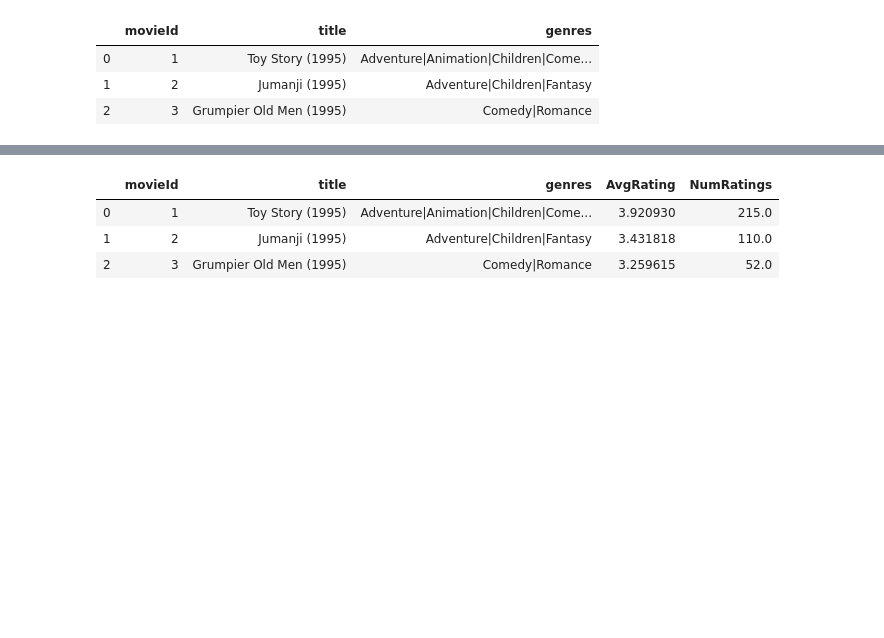
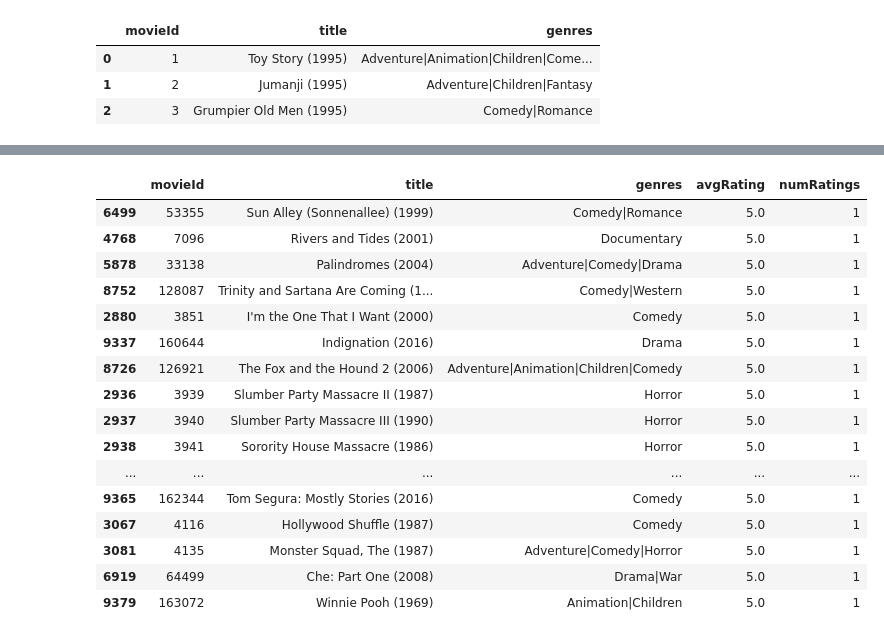
Before and after one commit to ch00226855/CMP464-Fall2019, a Jupyter notebook: Week5_DataFrame_Part2_Ex.ipynb, the cells around one changed output, grey strips where cells are left out. Saved outputs shown, nothing was run; the diff lists cells and outputs as text; code cells hidden in the pictures; blank space fills up the shorter version.

```diff
--- a/Week5_DataFrame_Part2_Ex.ipynb
+++ b/Week5_DataFrame_Part2_Ex.ipynb
@@ -436,0 +476,13 @@ movies_df.head(3)
+# %%
+# Create a "AvgRating" column: for each movie, fill in its average rating
+
+# Example: Find the average rating for the first movie
+movieId = movies_df.loc[0, 'movieId']
+print(movieId)
+index = (ratings_df['movieId'] == movieId)
+ratings_movie = ratings_df[index]
+ratings_movie.head()
+avgRating = np.mean(ratings_movie['rating'])
+print(avgRating)
+movies_df.loc[0, 'avgRating'] = avgRating # = findAvgRating(0)
+movies_df.head()
@@ -436,0 +498,14 @@ movies_df.head(3)
+# %%
+# Define a function findAvgRating(int) to calculate the average
+# rating for a particular row index
+def findAvgRating(idx):
+    movieId = movies_df.loc[idx, 'movieId']
+    index = (ratings_df['movieId'] == movieId)
+    ratings_movie = ratings_df[index]
+    avgRating = np.mean(ratings_movie['rating'])
+    return avgRating
+
+# movies_df.loc[1, 'avgRating'] = findAvgRating(1)
+# movies_df.loc[2, 'avgRating'] = findAvgRating(2)
+movies_df['avgRating'] = pd.Series(movies_df.index).apply(findAvgRating)
+movies_df.head()
@@ -436,0 +519,4 @@ movies_df.head(3)
+# %%
+# Sort the data frame by 'avgRating'
+movies_df.sort_values(by=['avgRating'], inplace=True, ascending=False)
+movies_df.head(20)
@@ -437,9 +541,30 @@ movies_df.head(3)
 # %%
 # Create a "NumRatings" column: for each movie, fill in the number ratings
+def findNumRatings(movieId):
+    index = (ratings_df['movieId'] == movieId)
+    ratings_movie = ratings_df[index]
+    numRatings = len(ratings_movie)
+    return numRatings
+
+movies_df['numRatings'] = movies_df['movieId'].apply(findNumRatings)
+movies_df.head(25)
 # %% [output]
-|  | movieId | title | genres | AvgRating | NumRatings |
-| 0 | 1 | Toy Story (1995) | Adventure|Animation|Children|Come... | 3.920930 | 215.0 |
-| 1 | 2 | Jumanji (1995) | Adventure|Children|Fantasy | 3.431818 | 110.0 |
-| 2 | 3 | Grumpier Old Men (1995) | Comedy|Romance | 3.259615 | 52.0 |
+|  | movieId | title | genres | avgRating | numRatings |
+| 6499 | 53355 | Sun Alley (Sonnenallee) (1999) | Comedy|Romance | 5.0 | 1 |
+| 4768 | 7096 | Rivers and Tides (2001) | Documentary | 5.0 | 1 |
+| 5878 | 33138 | Palindromes (2004) | Adventure|Comedy|Drama | 5.0 | 1 |
+| 8752 | 128087 | Trinity and Sartana Are Coming (1... | Comedy|Western | 5.0 | 1 |
+| 2880 | 3851 | I'm the One That I Want (2000) | Comedy | 5.0 | 1 |
+| 9337 | 160644 | Indignation (2016) | Drama | 5.0 | 1 |
+| 8726 | 126921 | The Fox and the Hound 2 (2006) | Adventure|Animation|Children|Comedy | 5.0 | 1 |
+| 2936 | 3939 | Slumber Party Massacre II (1987) | Horror | 5.0 | 1 |
+| 2937 | 3940 | Slumber Party Massacre III (1990) | Horror | 5.0 | 1 |
+| 2938 | 3941 | Sorority House Massacre (1986) | Horror | 5.0 | 1 |
+| ... | ... | ... | ... | ... | ... |
+| 9365 | 162344 | Tom Segura: Mostly Stories (2016) | Comedy | 5.0 | 1 |
+| 3067 | 4116 | Hollywood Shuffle (1987) | Comedy | 5.0 | 1 |
+| 3081 | 4135 | Monster Squad, The (1987) | Adventure|Comedy|Horror | 5.0 | 1 |
+| 6919 | 64499 | Che: Part One (2008) | Drama|War | 5.0 | 1 |
+| 9379 | 163072 | Winnie Pooh (1969) | Animation|Children | 5.0 | 1 |
 # %%
 # Extract movies with ratings >= 100
```
Also changed, not shown: parts of 27 cells of this notebook.
